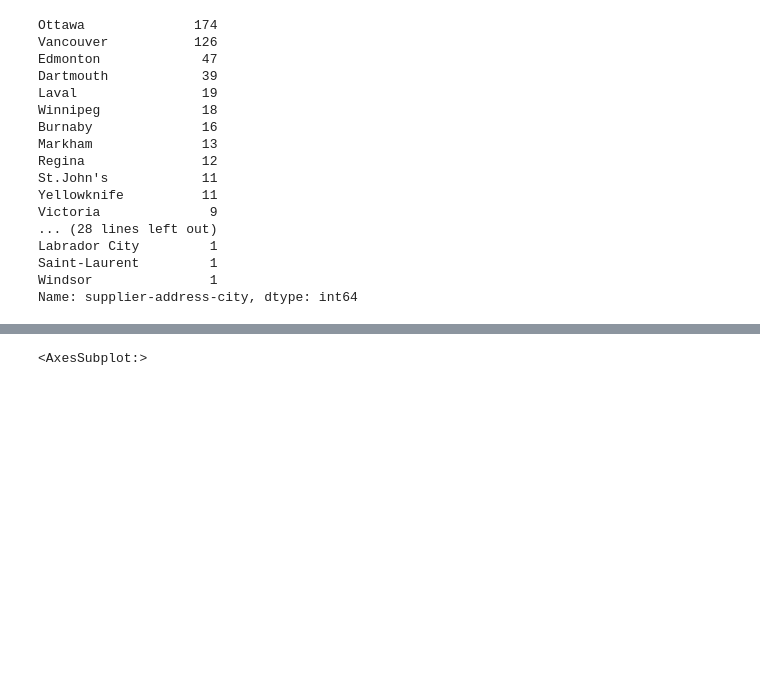
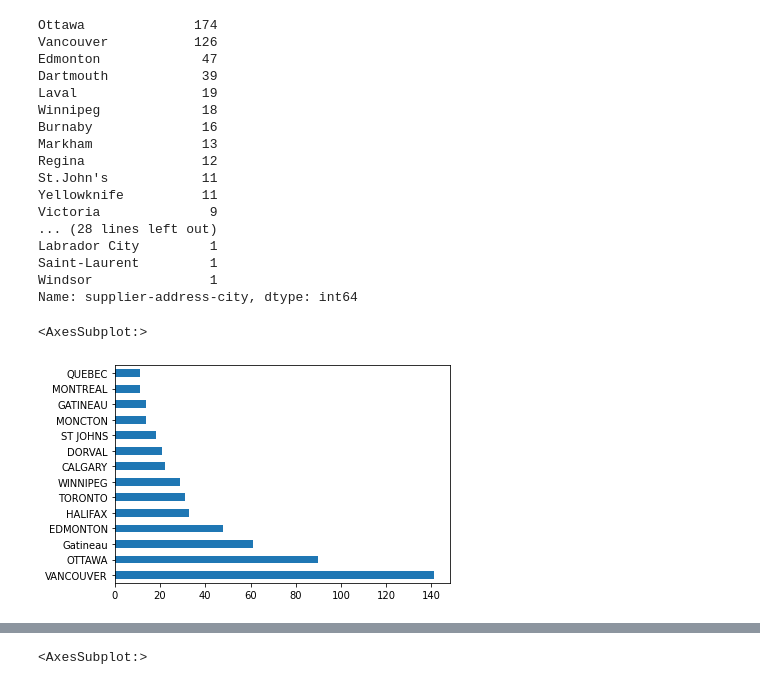
Before and after one commit to Alana11111/CIND820-Capstone-Project-Government-Supplier-Prediction-Project, a Jupyter notebook: CIND820 Capstone Project_Government Supplier Prediction Project.ipynb, the cells around one changed output, grey strips where cells are left out. Drawn from its saved outputs; the diff is of its cells as text; code cells hidden in the pictures; blank space fills up the shorter version.

```diff
--- a/CIND820 Capstone Project_Government Supplier Prediction Project.ipynb
+++ b/CIND820 Capstone Project_Government Supplier Prediction Project.ipynb
@@ -959,3 +966,10 @@ Labrador City         1
 Saint-Laurent         1
 Windsor               1
 Name: supplier-address-city, dtype: int64
+# %%
+locateStantec = stantecData['contracting-address-city'].value_counts()
+locateStantec = locateStantec[locateStantec > 10]
+locateStantec.plot(kind = 'barh')
+# %% [output]
+<AxesSubplot:>
+[figure, added]
```
Also changed, not shown: parts of 117 cells of this notebook, 4 other files.
